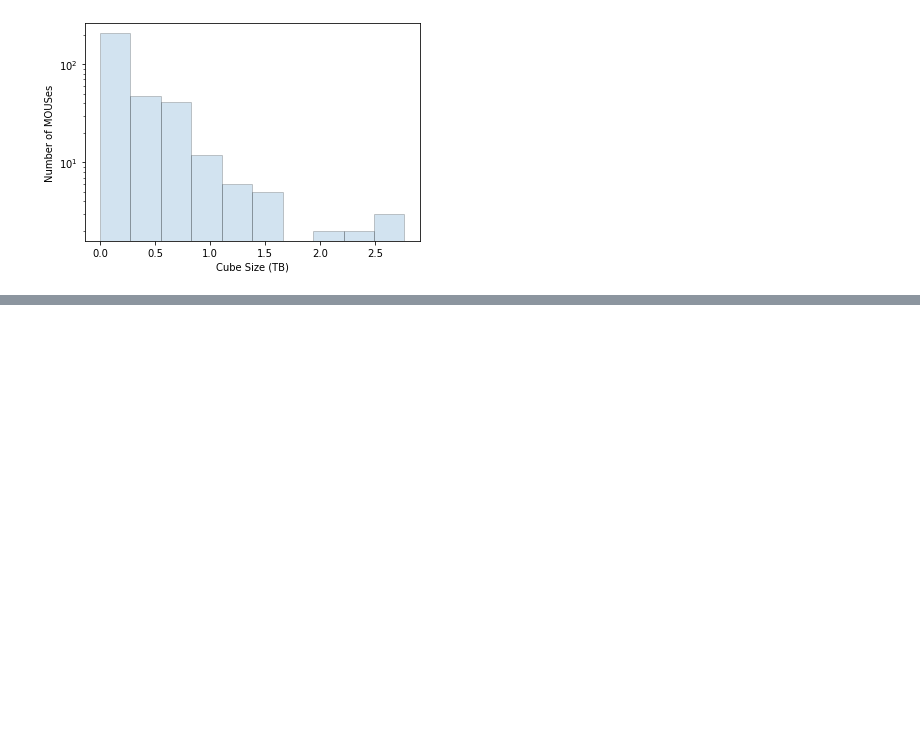
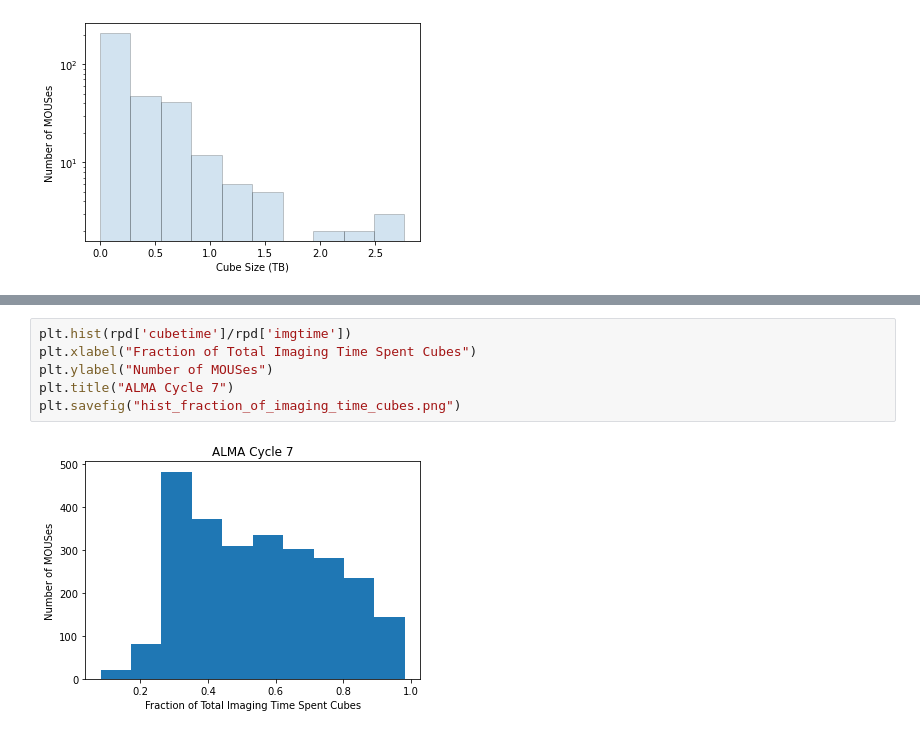
Before and after one commit to aakepley/big-cubes, a Jupyter notebook: calc_weblog_mitigation_stats.ipynb, the cells around one changed output, grey strips where cells are left out. Drawn from its saved outputs; the diff is of its cells as text; blank space fills up the shorter version.

```diff
--- a/calc_weblog_mitigation_stats.ipynb
+++ b/calc_weblog_mitigation_stats.ipynb
@@ -446,0 +471,8 @@ Text(0, 0.5, 'Number of MOUSes')
+# %%
+plt.hist(rpd['cubetime']/rpd['imgtime'])
+plt.xlabel("Fraction of Total Imaging Time Spent Cubes")
+plt.ylabel("Number of MOUSes")
+plt.title("ALMA Cycle 7")
+plt.savefig("hist_fraction_of_imaging_time_cubes.png")
+# %% [output]
+[figure, added]
```
Also changed, not shown: parts of 8 cells of this notebook, 4 other files.
